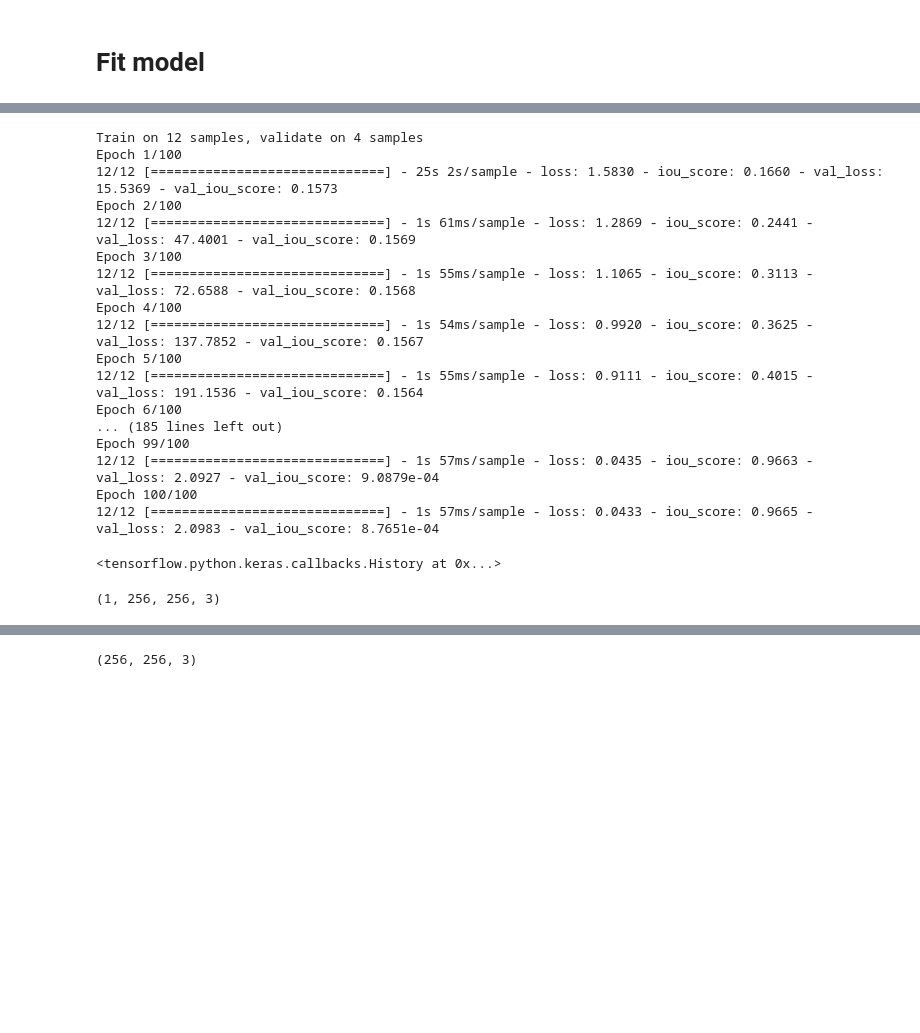
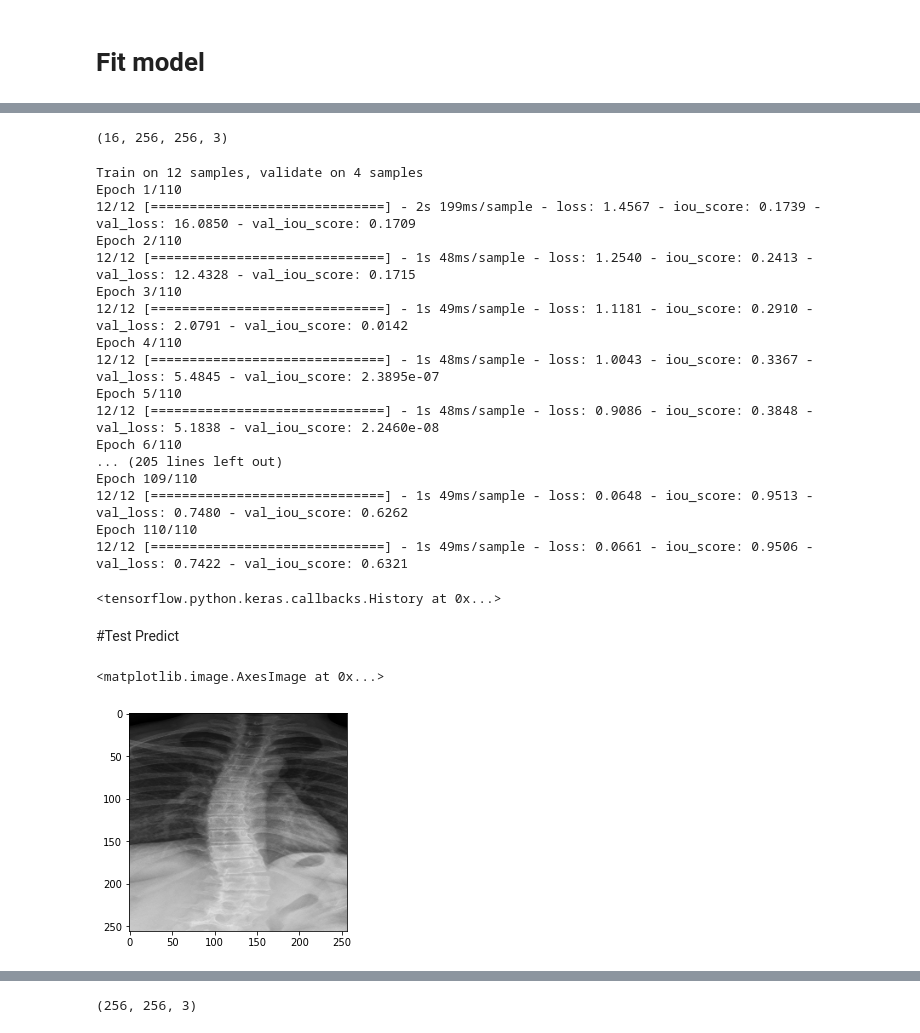
Before and after one commit to jefffang19/cv_hw, a Jupyter notebook: cvHW.ipynb, the cells around one changed output, grey strips where cells are left out. Saved outputs shown, nothing was run; the diff lists cells and outputs as text; code cells hidden in the pictures; blank space fills up the shorter version.

```diff
--- a/cvHW.ipynb
+++ b/cvHW.ipynb
@@ -293,0 +309,16 @@ y_test.shape
+# %%
+# we need to create 2 augmentation generator, and they must take same augument
+imageAugGen = ImageDataGenerator(
+    featurewise_center=True,
+    featurewise_std_normalization=True,
+    rotation_range=20,
+    width_shift_range=0.2,
+    height_shift_range=0.2,
+    horizontal_flip=True)
+labelAugGen = ImageDataGenerator(
+    featurewise_center=True,
+    featurewise_std_normalization=True,
+    rotation_range=20,
+    width_shift_range=0.2,
+    height_shift_range=0.2,
+    horizontal_flip=True)
@@ -306,22 +350,28 @@ Use tf.where in 2.0, which has the same broadcast rule as np.where
+# %%
+x_train.shape
+# %% [output]
+(16, 256, 256, 3)
 # %%
-model.fit(x=x_train, y=y_train, batch_size=4, epochs=100, validation_split=0.2)
+model.fit(x=x_train, y=y_train, batch_size=4, epochs=110, validation_split=0.2)
 # %% [output]
 Train on 12 samples, validate on 4 samples
-Epoch 1/100
-12/12 [==============================] - 25s 2s/sample - loss: 1.5830 - iou_score: 0.1660 - val_loss: 15.5369 - val_iou_score: 0.1573
-Epoch 2/100
-12/12 [==============================] - 1s 61ms/sample - loss: 1.2869 - iou_score: 0.2441 - val_loss: 47.4001 - val_iou_score: 0.1569
-Epoch 3/100
-12/12 [==============================] - 1s 55ms/sample - loss: 1.1065 - iou_score: 0.3113 - val_loss: 72.6588 - val_iou_score: 0.1568
-Epoch 4/100
-12/12 [==============================] - 1s 54ms/sample - loss: 0.9920 - iou_score: 0.3625 - val_loss: 137.7852 - val_iou_score: 0.1567
-Epoch 5/100
-12/12 [==============================] - 1s 55ms/sample - loss: 0.9111 - iou_score: 0.4015 - val_loss: 191.1536 - val_iou_score: 0.1564
-Epoch 6/100
-... (185 lines left out)
-Epoch 99/100
-12/12 [==============================] - 1s 57ms/sample - loss: 0.0435 - iou_score: 0.9663 - val_loss: 2.0927 - val_iou_score: 9.0879e-04
-Epoch 100/100
-12/12 [==============================] - 1s 57ms/sample - loss: 0.0433 - iou_score: 0.9665 - val_loss: 2.0983 - val_iou_score: 8.7651e-04
+Epoch 1/110
+12/12 [==============================] - 2s 199ms/sample - loss: 1.4567 - iou_score: 0.1739 - val_loss: 16.0850 - val_iou_score: 0.1709
+Epoch 2/110
+12/12 [==============================] - 1s 48ms/sample - loss: 1.2540 - iou_score: 0.2413 - val_loss: 12.4328 - val_iou_score: 0.1715
+Epoch 3/110
+12/12 [==============================] - 1s 49ms/sample - loss: 1.1181 - iou_score: 0.2910 - val_loss: 2.0791 - val_iou_score: 0.0142
+Epoch 4/110
+12/12 [==============================] - 1s 48ms/sample - loss: 1.0043 - iou_score: 0.3367 - val_loss: 5.4845 - val_iou_score: 2.3895e-07
+Epoch 5/110
+12/12 [==============================] - 1s 48ms/sample - loss: 0.9086 - iou_score: 0.3848 - val_loss: 5.1838 - val_iou_score: 2.2460e-08
+Epoch 6/110
+... (205 lines left out)
+Epoch 109/110
+12/12 [==============================] - 1s 49ms/sample - loss: 0.0648 - iou_score: 0.9513 - val_loss: 0.7480 - val_iou_score: 0.6262
+Epoch 110/110
+12/12 [==============================] - 1s 49ms/sample - loss: 0.0661 - iou_score: 0.9506 - val_loss: 0.7422 - val_iou_score: 0.6321
 <tensorflow.python.keras.callbacks.History at 0x...>
+# %% [markdown]
+#Test Predict
 # %%
@@ -329,6 +379,7 @@ test_img = x_test[0][np.newaxis, :]
-# %%
-test_img.shape
-# %% [output]
-(1, 256, 256, 3)
+# %%
+plt.imshow(test_img[0])
+# %% [output]
+<matplotlib.image.AxesImage at 0x...>
+[figure, added]
 # %%
 predict_img = model.predict(test_img)
```
Also changed, not shown: parts of 36 cells of this notebook.
